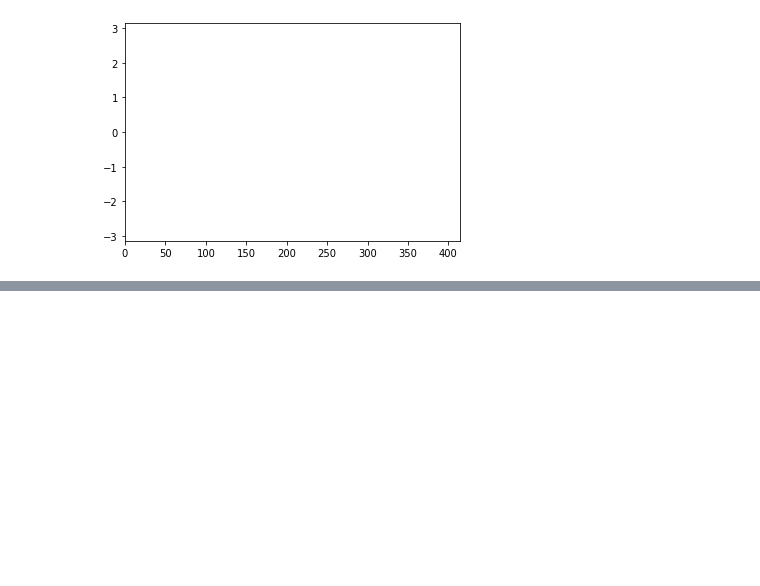
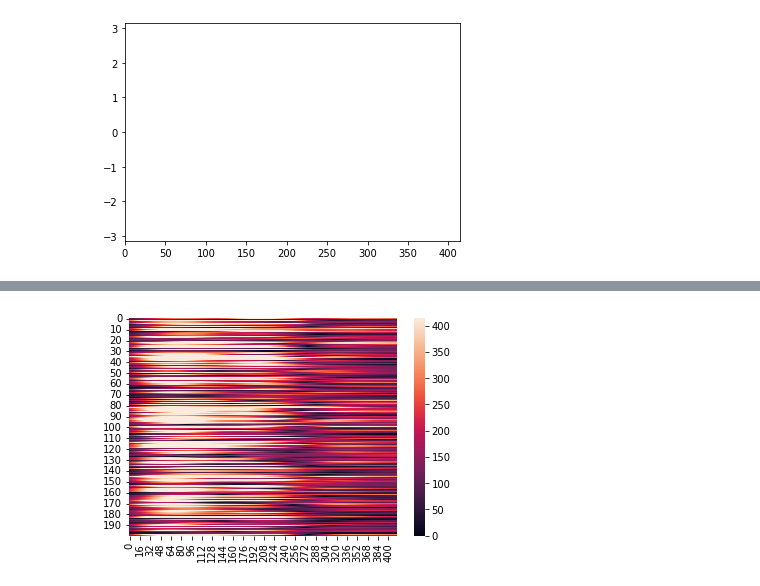
Before and after one commit to AISL-Sejong-Organization/Intelligent_Radar, a Jupyter notebook: gui/service_modules/plot.ipynb, the cells around one changed output, grey strips where cells are left out. Drawn from its saved outputs; the diff is of its cells as text; code cells hidden in the pictures; blank space fills up the shorter version.

```diff
--- a/gui/service_modules/plot.ipynb
+++ b/gui/service_modules/plot.ipynb
@@ -235,0 +159,4 @@ plt.plot(fft)
+# %%
+heatmap(bicycle[0, :200,:])
+# %% [output]
+[figure, added]
```
Also changed, not shown: parts of 43 cells of this notebook, 1 other file.
